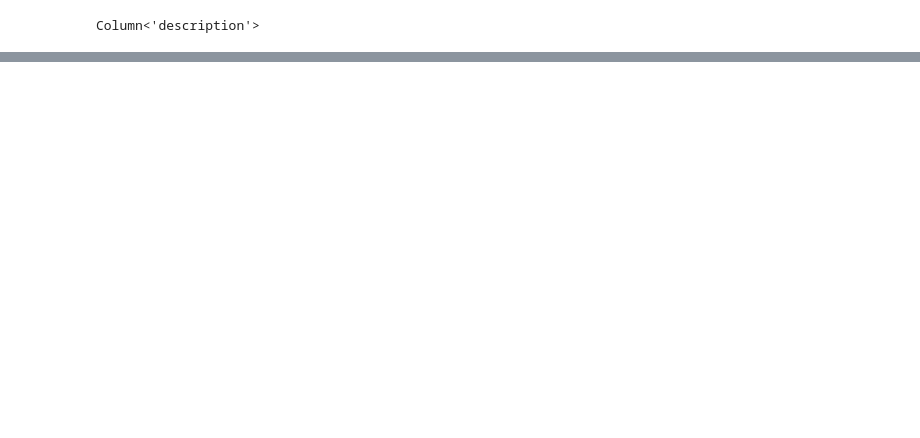
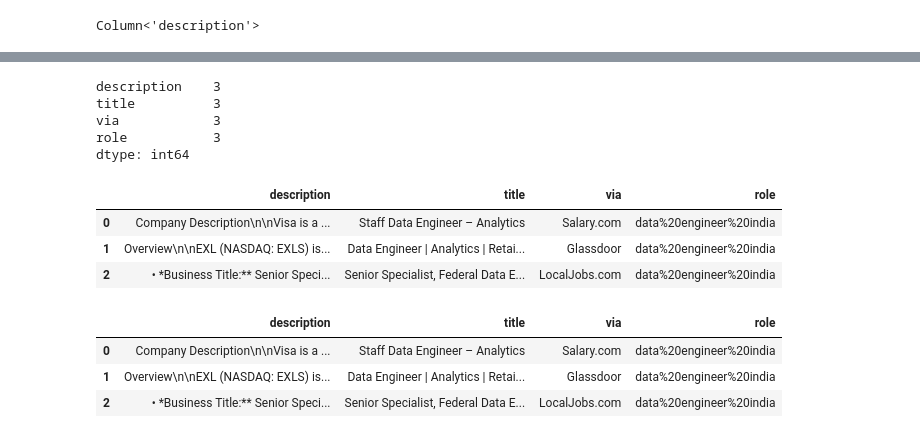
Before and after one commit to antoprince001/skill_etl, a Jupyter notebook: Notebooks/Spark - Load.ipynb, the cells around one changed output, grey strips where cells are left out. Cells and saved outputs as stored; diff of their text form; code cells hidden in the pictures; blank space fills up the shorter version.

```diff
--- a/Notebooks/Spark - Load.ipynb
+++ b/Notebooks/Spark - Load.ipynb
@@ -8,5 +10,5 @@ To adjust logging level use sc.setLogLevel(newLevel). For SparkR, use setLogLeve
 # %%
-FILE_PATH="/Users/antonyprincej/PycharmProjects/skill_graph/processed/data%20engineer%20india"
+FILE_PATH="/Users/antonyprincej/airflow/dags/skill_graph/processed/parquet/data%20engineer%20india"
 # %%
 skills_df = spark.read.format('parquet')\
             .load(FILE_PATH)
@@ -45,0 +63,18 @@ only showing top 3 rows
+# %%
+import pandas as pd
+df = pd.read_parquet(FILE_PATH)
+# %%
+df.count()
+# %% [output]
+description    3
+title          3
+via            3
+role           3
+dtype: int64
+# %%
+df.head(3)
+# %% [output]
+|  | description | title | via | role |
+| 0 | Company Description\n\nVisa is a ... | Staff Data Engineer – Analytics | Salary.com | data%20engineer%20india |
+| 1 | Overview\n\nEXL (NASDAQ: EXLS) is... | Data Engineer | Analytics | Retai... | Glassdoor | data%20engineer%20india |
+| 2 | • *Business Title:** Senior Speci... | Senior Specialist, Federal Data E... | LocalJobs.com | data%20engineer%20india |
@@ -45,0 +83,7 @@ only showing top 3 rows
+# %%
+pandas_df.head(3)
+# %% [output]
+|  | description | title | via | role |
+| 0 | Company Description\n\nVisa is a ... | Staff Data Engineer – Analytics | Salary.com | data%20engineer%20india |
+| 1 | Overview\n\nEXL (NASDAQ: EXLS) is... | Data Engineer | Analytics | Retai... | Glassdoor | data%20engineer%20india |
+| 2 | • *Business Title:** Senior Speci... | Senior Specialist, Federal Data E... | LocalJobs.com | data%20engineer%20india |
```
Also changed, not shown: parts of 15 cells of this notebook, 57 other files.
